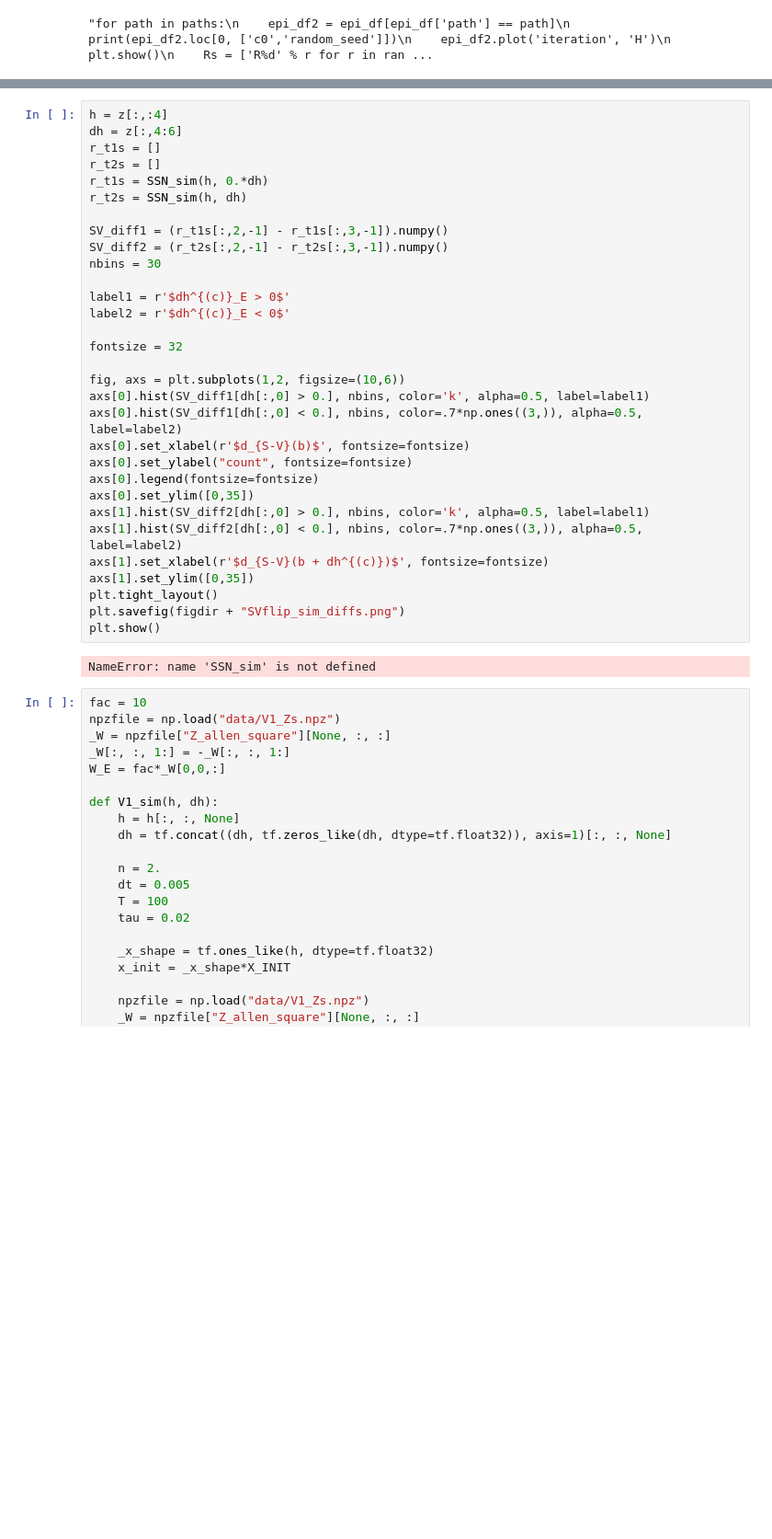
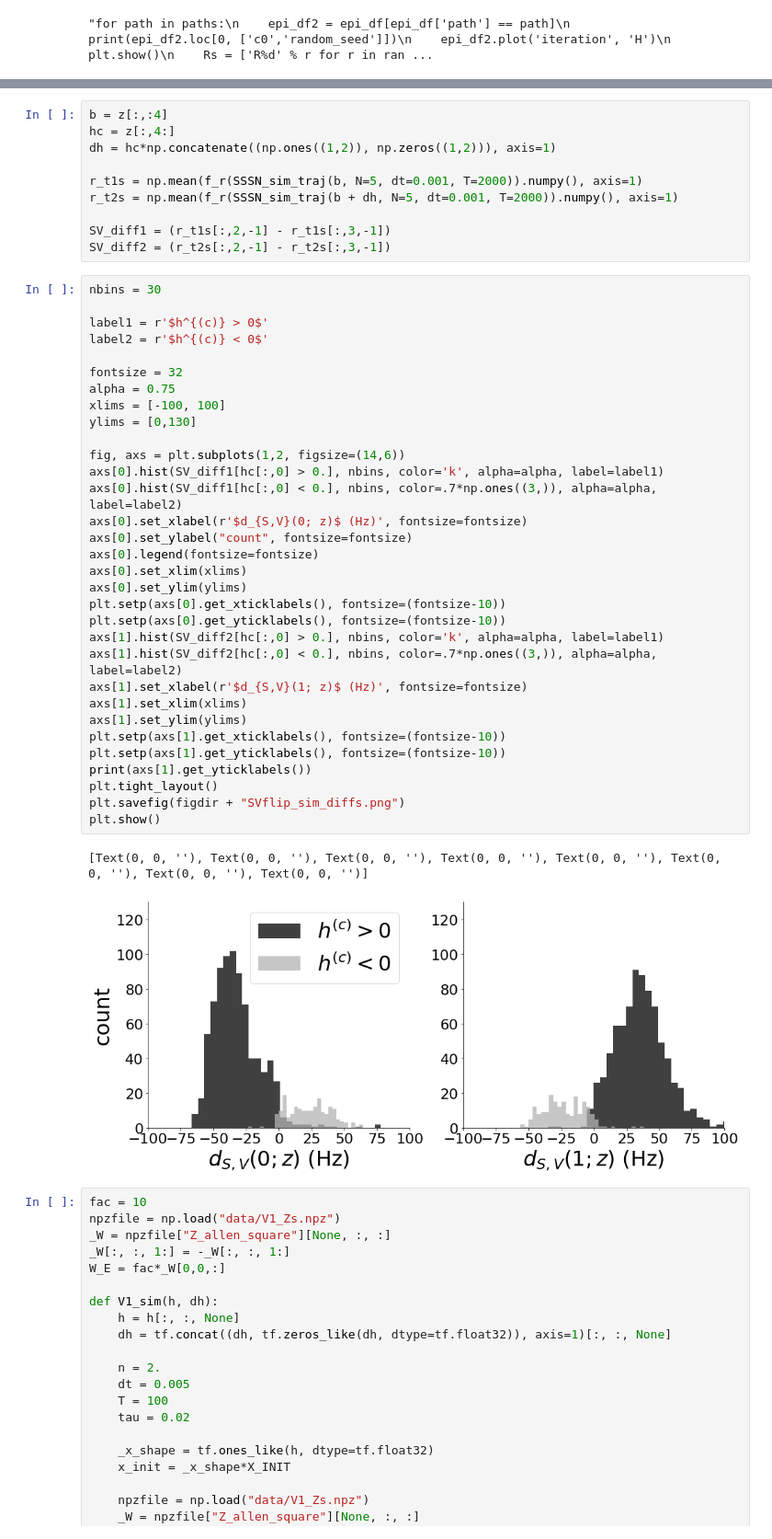
Before and after one commit to cunningham-lab/epi, a Jupyter notebook: notebooks/SSSN/analyze_SV_flip.ipynb, the cells around one changed output, grey strips where cells are left out. Shown: that part at 92% size. Drawn from its saved outputs; the diff is of its cells as text; blank space fills up the shorter version.

Commit message:
latest SSSN

```diff
--- a/notebooks/SSSN/analyze_SV_flip.ipynb
+++ b/notebooks/SSSN/analyze_SV_flip.ipynb
@@ -405,36 +377,48 @@ plot_responses(z_mode2[0])
+# %%
+b = z[:,:4]
+hc = z[:,4:]
+dh = hc*np.concatenate((np.ones((1,2)), np.zeros((1,2))), axis=1)
+
+r_t1s = np.mean(f_r(SSSN_sim_traj(b, N=5, dt=0.001, T=2000)).numpy(), axis=1)
+r_t2s = np.mean(f_r(SSSN_sim_traj(b + dh, N=5, dt=0.001, T=2000)).numpy(), axis=1)
+
+SV_diff1 = (r_t1s[:,2,-1] - r_t1s[:,3,-1])
+SV_diff2 = (r_t2s[:,2,-1] - r_t2s[:,3,-1])
 # %%
-h = z[:,:4]
-dh = z[:,4:6]
-r_t1s = []
-r_t2s = []
-r_t1s = SSN_sim(h, 0.*dh)
-r_t2s = SSN_sim(h, dh)
-
-SV_diff1 = (r_t1s[:,2,-1] - r_t1s[:,3,-1]).numpy()
-SV_diff2 = (r_t2s[:,2,-1] - r_t2s[:,3,-1]).numpy()
 nbins = 30
 
-label1 = r'$dh^{(c)}_E > 0$'
-label2 = r'$dh^{(c)}_E < 0$'
+label1 = r'$h^{(c)} > 0$'
+label2 = r'$h^{(c)} < 0$'
 
 fontsize = 32
+alpha = 0.75
+xlims = [-100, 100]
+ylims = [0,130]
 
-fig, axs = plt.subplots(1,2, figsize=(10,6))
-axs[0].hist(SV_diff1[dh[:,0] > 0.], nbins, color='k', alpha=0.5, label=label1)
-axs[0].hist(SV_diff1[dh[:,0] < 0.], nbins, color=.7*np.ones((3,)), alpha=0.5, label=label2)
-axs[0].set_xlabel(r'$d_{S-V}(b)$', fontsize=fontsize)
+fig, axs = plt.subplots(1,2, figsize=(14,6))
+axs[0].hist(SV_diff1[hc[:,0] > 0.], nbins, color='k', alpha=alpha, label=label1)
+axs[0].hist(SV_diff1[hc[:,0] < 0.], nbins, color=.7*np.ones((3,)), alpha=alpha, label=label2)
+axs[0].set_xlabel(r'$d_{S,V}(0; z)$ (Hz)', fontsize=fontsize)
 axs[0].set_ylabel("count", fontsize=fontsize)
 axs[0].legend(fontsize=fontsize)
-axs[0].set_ylim([0,35])
-axs[1].hist(SV_diff2[dh[:,0] > 0.], nbins, color='k', alpha=0.5, label=label1)
-axs[1].hist(SV_diff2[dh[:,0] < 0.], nbins, color=.7*np.ones((3,)), alpha=0.5, label=label2)
-axs[1].set_xlabel(r'$d_{S-V}(b + dh^{(c)})$', fontsize=fontsize)
-axs[1].set_ylim([0,35])
+axs[0].set_xlim(xlims)
+axs[0].set_ylim(ylims)
+plt.setp(axs[0].get_xticklabels(), fontsize=(fontsize-10))
+plt.setp(axs[0].get_yticklabels(), fontsize=(fontsize-10))
+axs[1].hist(SV_diff2[hc[:,0] > 0.], nbins, color='k', alpha=alpha, label=label1)
+axs[1].hist(SV_diff2[hc[:,0] < 0.], nbins, color=.7*np.ones((3,)), alpha=alpha, label=label2)
+axs[1].set_xlabel(r'$d_{S,V}(1; z)$ (Hz)', fontsize=fontsize)
+axs[1].set_xlim(xlims)
+axs[1].set_ylim(ylims)
+plt.setp(axs[1].get_xticklabels(), fontsize=(fontsize-10))
+plt.setp(axs[1].get_yticklabels(), fontsize=(fontsize-10))
+print(axs[1].get_yticklabels())
 plt.tight_layout()
 plt.savefig(figdir + "SVflip_sim_diffs.png")
 plt.show()
 # %% [output]
-NameError: name 'SSN_sim' is not defined
+[Text(0, 0, ''), Text(0, 0, ''), Text(0, 0, ''), Text(0, 0, ''), Text(0, 0, ''), Text(0, 0, ''), Text(0, 0, ''), Text(0, 0, '')]
+[figure, added]
 # %%
 fac = 10
 npzfile = np.load("data/V1_Zs.npz")
```
Also changed, not shown: parts of 10 cells of this notebook, 3 other files.
